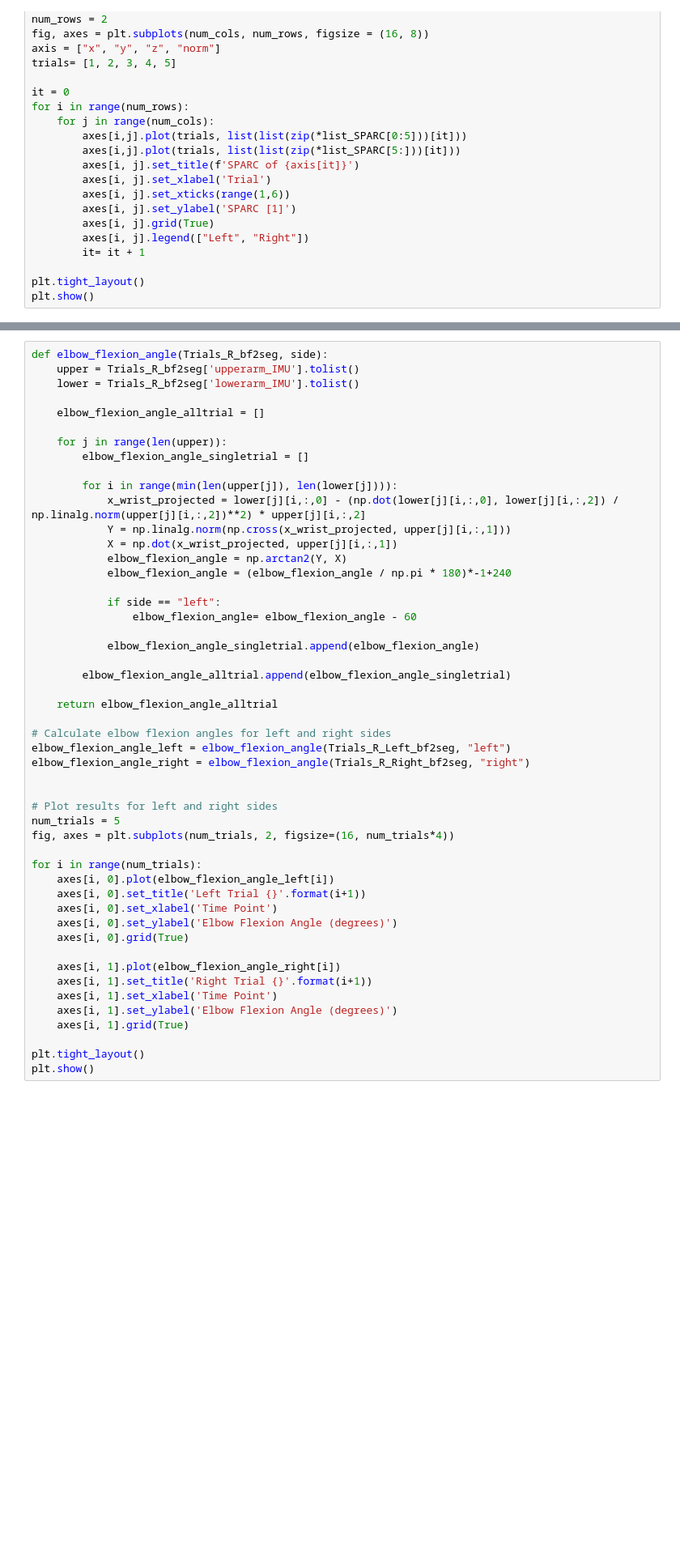
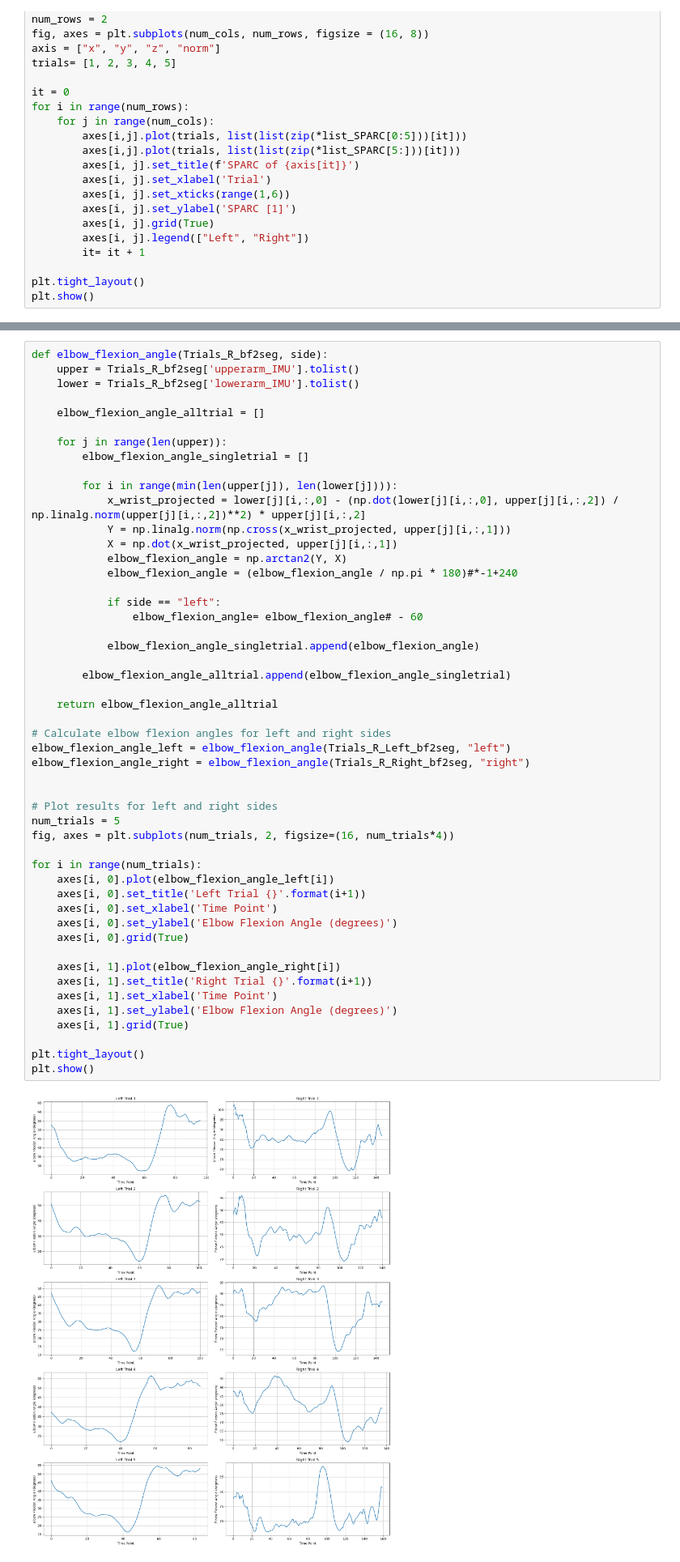
Before and after one commit to DannyLemmers/ICAMPAM-participant, a Jupyter notebook: main_participant.ipynb, the cells around one changed output, grey strips where cells are left out. Shown at 81% size. Drawn from its saved outputs; the diff is of its cells as text; blank space fills up the shorter version.

```diff
--- a/main_participant.ipynb
+++ b/main_participant.ipynb
@@ -475,42 +507,44 @@ def elbow_flexion_angle(Trials_R_bf2seg, side):
         elbow_flexion_angle_singletrial = []
 
         for i in range(min(len(upper[j]), len(lower[j]))):
-            x_wrist_projected = lower[j][i,:,0] - (np.dot(lower[j][i,:,0], lower[j][i,:,2]) / np.linalg.norm(upper[j][i,:,2])**2) * upper[j][i,:,2]
+            x_wrist_projected = lower[j][i,:,0] - (np.dot(lower[j][i,:,0], upper[j][i,:,2]) / np.linalg.norm(upper[j][i,:,2])**2) * upper[j][i,:,2]
             Y = np.linalg.norm(np.cross(x_wrist_projected, upper[j][i,:,1]))
             X = np.dot(x_wrist_projected, upper[j][i,:,1])
             elbow_flexion_angle = np.arctan2(Y, X)
-            elbow_flexion_angle = (elbow_flexion_angle / np.pi * 180)*-1+240
+            elbow_flexion_angle = (elbow_flexion_angle / np.pi * 180)#*-1+240
 
             if side == "left":
-                elbow_flexion_angle= elbow_flexion_angle - 60
+                elbow_flexion_angle= elbow_flexion_angle# - 60
 
             elbow_flexion_angle_singletrial.append(elbow_flexion_angle)
 
         elbow_flexion_angle_alltrial.append(elbow_flexion_angle_singletrial)
 
     return elbow_flexion_angle_alltrial
 
 # Calculate elbow flexion angles for left and right sides
 elbow_flexion_angle_left = elbow_flexion_angle(Trials_R_Left_bf2seg, "left")
 elbow_flexion_angle_right = elbow_flexion_angle(Trials_R_Right_bf2seg, "right")
 
 
 # Plot results for left and right sides
 num_trials = 5
 fig, axes = plt.subplots(num_trials, 2, figsize=(16, num_trials*4))
 
 for i in range(num_trials):
     axes[i, 0].plot(elbow_flexion_angle_left[i])
     axes[i, 0].set_title('Left Trial {}'.format(i+1))
     axes[i, 0].set_xlabel('Time Point')
     axes[i, 0].set_ylabel('Elbow Flexion Angle (degrees)')
     axes[i, 0].grid(True)
 
     axes[i, 1].plot(elbow_flexion_angle_right[i])
     axes[i, 1].set_title('Right Trial {}'.format(i+1))
     axes[i, 1].set_xlabel('Time Point')
     axes[i, 1].set_ylabel('Elbow Flexion Angle (degrees)')
     axes[i, 1].grid(True)
 
 plt.tight_layout()
 plt.show()
+# %% [output]
+[figure, added]
```
Also changed, not shown: parts of 11 cells of this notebook.
